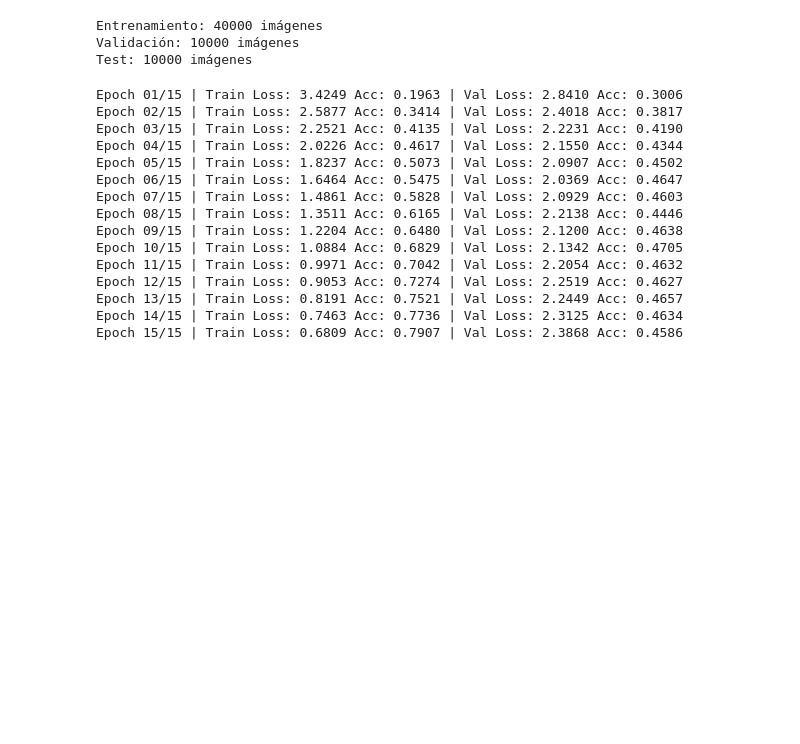
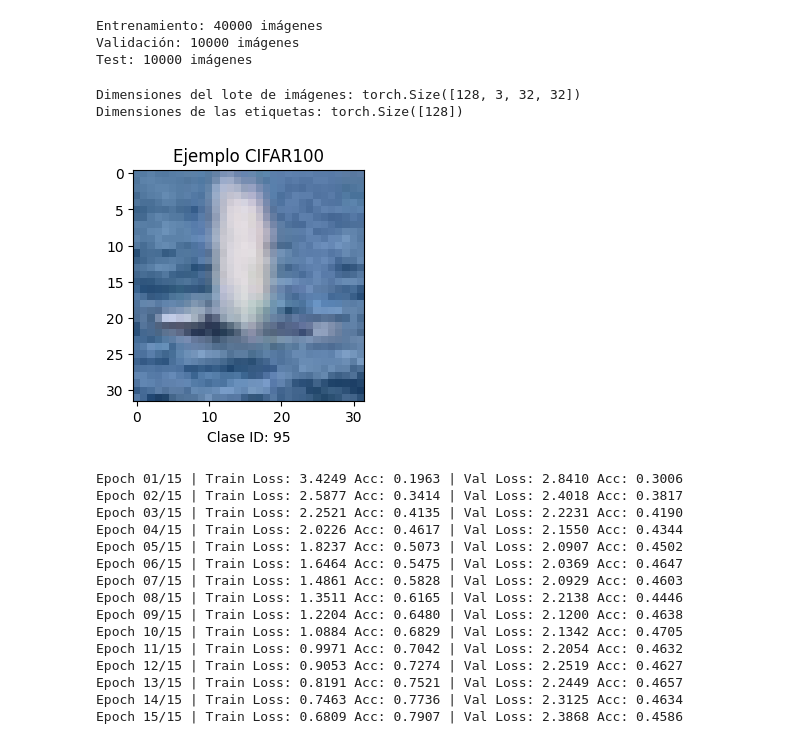
Before and after one commit to Ramon-udc/GCED-AA2, a Jupyter notebook: es/lab6/lab6-parte2.ipynb, the cells around one changed output. Cells and saved outputs as stored; diff of their text form; code cells hidden in the pictures; blank space fills up the shorter version.

```diff
--- a/es/lab6/lab6-parte2.ipynb
+++ b/es/lab6/lab6-parte2.ipynb
@@ -342,6 +342,28 @@ print(f"Test: {len(test_set_c100)} imágenes")
 Entrenamiento: 40000 imágenes
 Validación: 10000 imágenes
 Test: 10000 imágenes
+# %%
+# Obtener un lote de imágenes de CIFAR100
+images_c100, labels_c100 = next(iter(train_loader_c100))
+print("Dimensiones del lote de imágenes:", images_c100.shape)
+print("Dimensiones de las etiquetas:", labels_c100.shape)
+
+# Función para desnormalizar imágenes de CIFAR100
+def unnormalize_c100(img):
+    img = img.permute(1, 2, 0)  # Convertir de CHW a HWC para matplotlib
+    img = img * torch.tensor(cifar100_std) + torch.tensor(cifar100_mean)
+    return img.clamp(0, 1)
+
+# Mostrar la primera imagen del lote
+plt.figure(figsize=(3, 3))
+plt.imshow(unnormalize_c100(images_c100[0]))
+plt.xlabel(f"Clase ID: {labels_c100[0].item()}")
+plt.title("Ejemplo CIFAR100")
+plt.show()
+# %% [output]
+Dimensiones del lote de imágenes: torch.Size([128, 3, 32, 32])
+Dimensiones de las etiquetas: torch.Size([128])
+[figure, added]
 # %%
 # 2. Definición del modelo BatchNormCNN adaptado para 100 clases
 class BatchNormCNN100(nn.Module):
```
